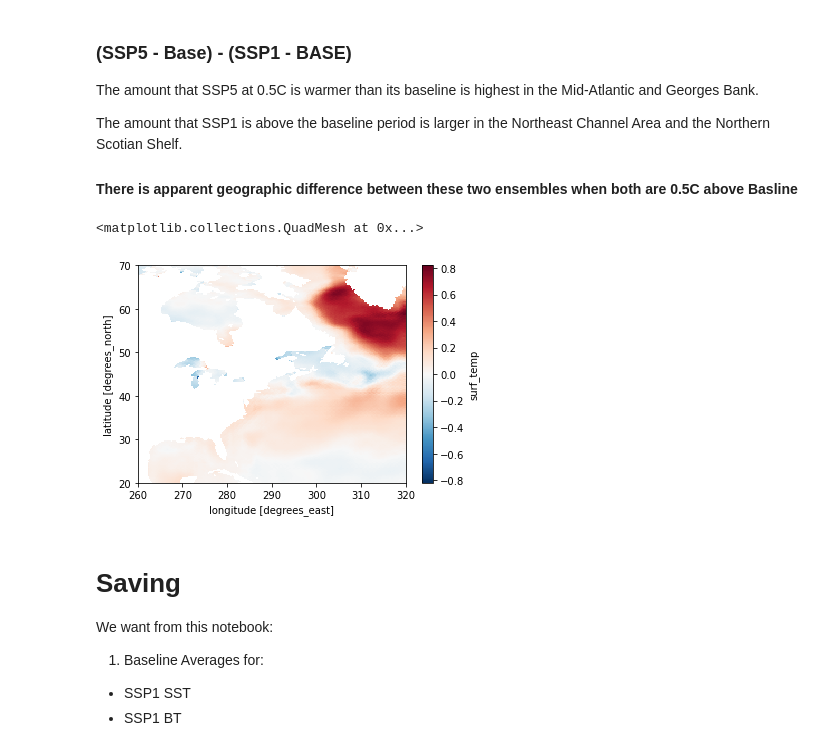
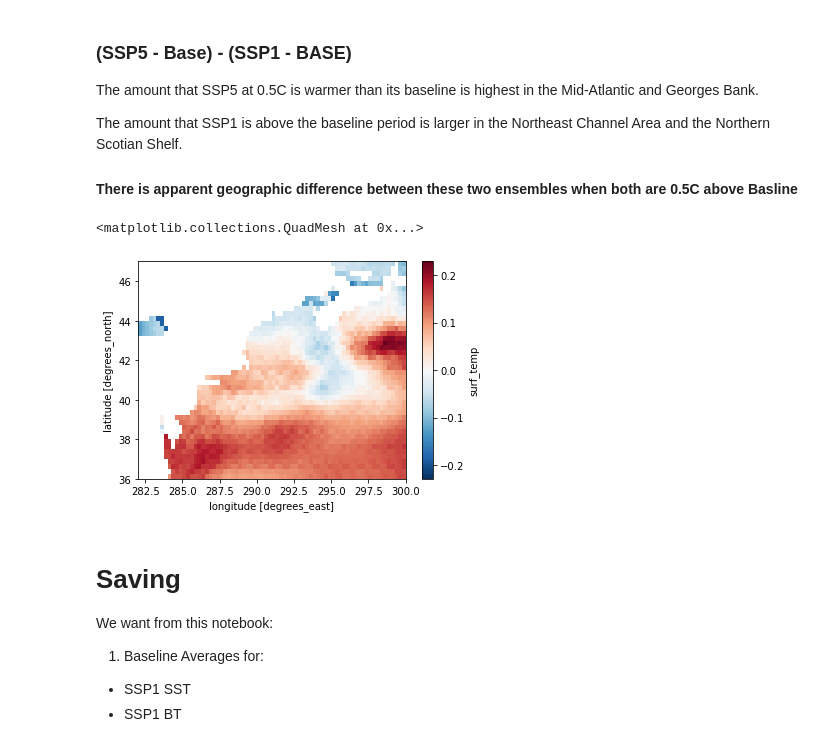
Before and after one commit to adamkemberling/sdm_workflow, a Jupyter notebook: CMIP6_processing/temperature_milestone_conditions.ipynb, the cells around one changed output. Saved outputs shown, nothing was run; the diff lists cells and outputs as text; code cells hidden in the pictures.

```diff
--- a/CMIP6_processing/temperature_milestone_conditions.ipynb
+++ b/CMIP6_processing/temperature_milestone_conditions.ipynb
@@ -239,10 +252,10 @@ The amount that SSP1 is above the baseline period is larger in the Northeast Cha
 
 #### **There is apparent geographic difference between these two ensembles when both are 0.5C above Basline**
 # %%
-((ssp5_05C_stemp - ssp5_stemp_base) -  (ssp1_05C_stemp - ssp1_stemp_base)).surf_temp.plot()
+((ssp5_05C_stemp - ssp5_stemp_base) -  (ssp1_05C_stemp - ssp1_stemp_base)).surf_temp.sel(longitude = slice(360-78, 360-60), latitude = slice(47, 36)).plot()
 # %% [output]
 <matplotlib.collections.QuadMesh at 0x...>
-[figure, old version]
+[figure, new version]
 # %% [markdown]
 # Saving
 
```
Also changed, not shown: parts of 5 cells of this notebook, 5 other files.
